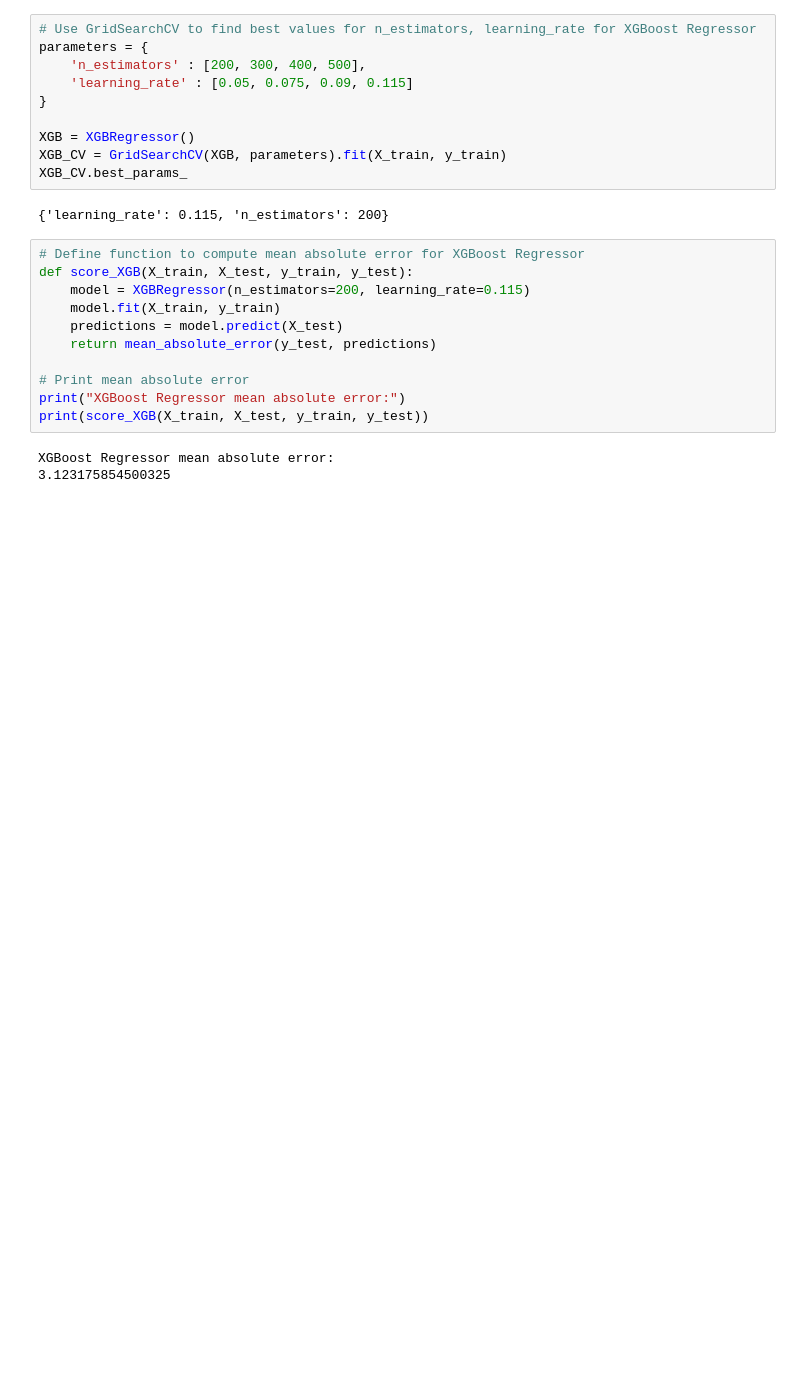
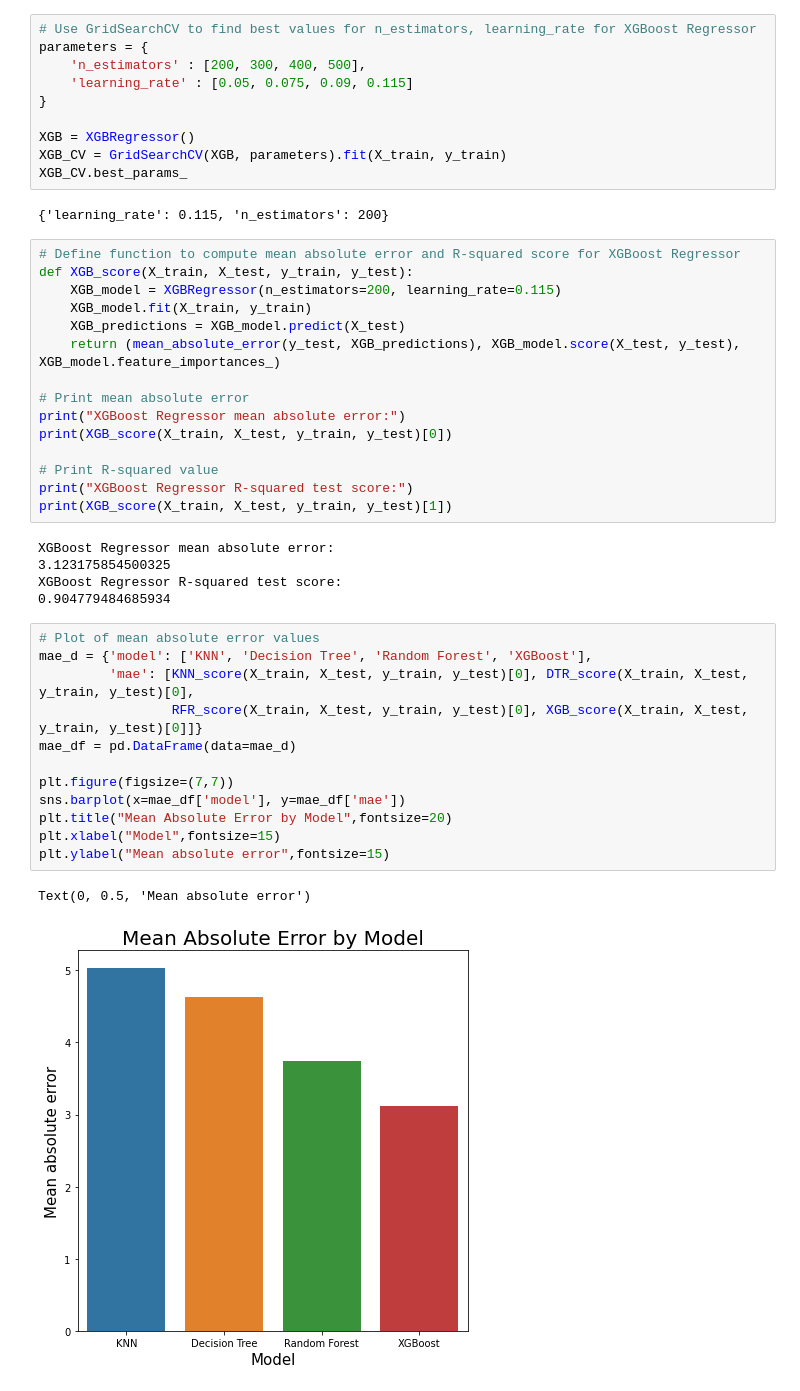
Before and after one commit to shane-sandhoefner/Cereals, a Jupyter notebook: Models.ipynb, the cells around one changed output. Drawn from its saved outputs; the diff is of its cells as text; blank space fills up the shorter version.

```diff
--- a/Models.ipynb
+++ b/Models.ipynb
@@ -72,17 +137,38 @@ XGB_CV.best_params_
 # %% [output]
 {'learning_rate': 0.115, 'n_estimators': 200}
 # %%
-# Define function to compute mean absolute error for XGBoost Regressor
-def score_XGB(X_train, X_test, y_train, y_test):
-    model = XGBRegressor(n_estimators=200, learning_rate=0.115)
-    model.fit(X_train, y_train)
-    predictions = model.predict(X_test)
-    return mean_absolute_error(y_test, predictions)
+# Define function to compute mean absolute error and R-squared score for XGBoost Regressor
+def XGB_score(X_train, X_test, y_train, y_test):
+    XGB_model = XGBRegressor(n_estimators=200, learning_rate=0.115)
+    XGB_model.fit(X_train, y_train)
+    XGB_predictions = XGB_model.predict(X_test)
+    return (mean_absolute_error(y_test, XGB_predictions), XGB_model.score(X_test, y_test), XGB_model.feature_importances_)
 
 # Print mean absolute error
 print("XGBoost Regressor mean absolute error:")
-print(score_XGB(X_train, X_test, y_train, y_test))
+print(XGB_score(X_train, X_test, y_train, y_test)[0])
+
+# Print R-squared value
+print("XGBoost Regressor R-squared test score:")
+print(XGB_score(X_train, X_test, y_train, y_test)[1])
 # %% [output]
 XGBoost Regressor mean absolute error:
 3.123175854500325
+XGBoost Regressor R-squared test score:
+0.904779484685934
+# %%
+# Plot of mean absolute error values
+mae_d = {'model': ['KNN', 'Decision Tree', 'Random Forest', 'XGBoost'],
+         'mae': [KNN_score(X_train, X_test, y_train, y_test)[0], DTR_score(X_train, X_test, y_train, y_test)[0],
+                 RFR_score(X_train, X_test, y_train, y_test)[0], XGB_score(X_train, X_test, y_train, y_test)[0]]}
+mae_df = pd.DataFrame(data=mae_d)
+
+plt.figure(figsize=(7,7))
+sns.barplot(x=mae_df['model'], y=mae_df['mae'])
+plt.title("Mean Absolute Error by Model",fontsize=20)
+plt.xlabel("Model",fontsize=15)
+plt.ylabel("Mean absolute error",fontsize=15)
+# %% [output]
+Text(0, 0.5, 'Mean absolute error')
+[figure, added]
 # %% [markdown]
```
Also changed, not shown: parts of 15 cells of this notebook.
